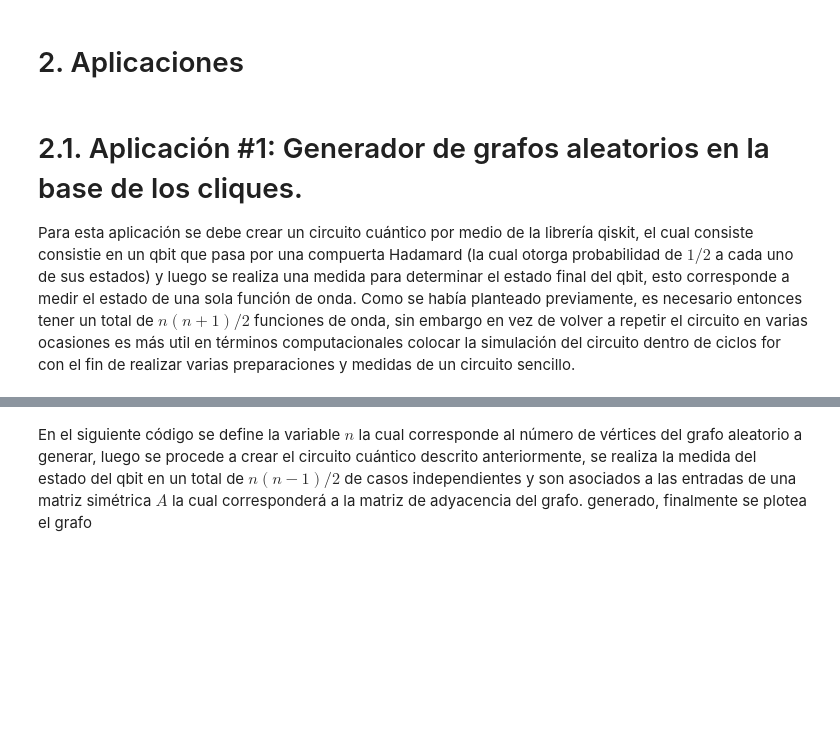
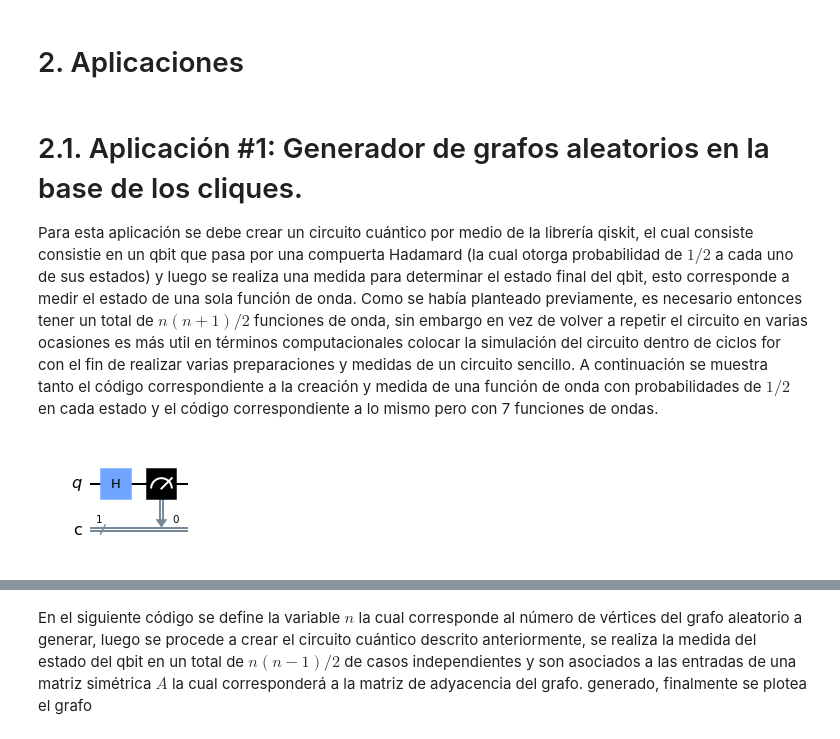
Before and after one commit to Jh0mpis/GrafosAleatoriosUsandoComputacionCuantica, a Jupyter notebook: NotebookPrincipalGrafosCuanticos.ipynb, the cells around one changed output, grey strips where cells are left out. Cells and saved outputs as stored; diff of their text form; code cells hidden in the pictures; blank space fills up the shorter version.

Commit message:
Actualizacion teoria con imagenes

```diff
--- a/NotebookPrincipalGrafosCuanticos.ipynb
+++ b/NotebookPrincipalGrafosCuanticos.ipynb
@@ -108,4 +108,14 @@ Este ejemplo muestra los posibles usos de los grafos a la seguridad cuántica, a
 # %% [markdown]
 # 2.1. Aplicación #1: Generador de grafos aleatorios en la base de los cliques.
 
-Para esta aplicación se debe crear un circuito cuántico por medio de la librería qiskit, el cual consiste consistie en un qbit que pasa por una compuerta Hadamard (la cual otorga probabilidad de $1/2$ a cada uno de sus estados) y luego se realiza una medida para determinar el estado final del qbit, esto corresponde a medir el estado de una sola función de onda. Como se había planteado previamente, es necesario entonces tener un total de $n(n+1)/2$ funciones de onda, sin embargo en vez de volver a repetir el circuito en varias ocasiones es más util en términos computacionales colocar la simulación del circuito dentro de ciclos for con el fin de realizar varias preparaciones y medidas de un circuito sencillo.
+Para esta aplicación se debe crear un circuito cuántico por medio de la librería qiskit, el cual consiste consistie en un qbit que pasa por una compuerta Hadamard (la cual otorga probabilidad de $1/2$ a cada uno de sus estados) y luego se realiza una medida para determinar el estado final del qbit, esto corresponde a medir el estado de una sola función de onda. Como se había planteado previamente, es necesario entonces tener un total de $n(n+1)/2$ funciones de onda, sin embargo en vez de volver a repetir el circuito en varias ocasiones es más util en términos computacionales colocar la simulación del circuito dentro de ciclos for con el fin de realizar varias preparaciones y medidas de un circuito sencillo. A continuación se muestra tanto el código correspondiente a la creación y medida de una función de onda con probabilidades de $1/2$ en cada estado y el código correspondiente a lo mismo pero con 7 funciones de ondas.
+# %%
+import qiskit
+from qiskit import QuantumCircuit
+
+circ = QuantumCircuit(1,1)
+circ.h(0)
+circ.measure([0],[0])
+circ.draw()
+# %% [output]
+[figure, added]
```
Also changed, not shown: parts of 1 cell of this notebook.
